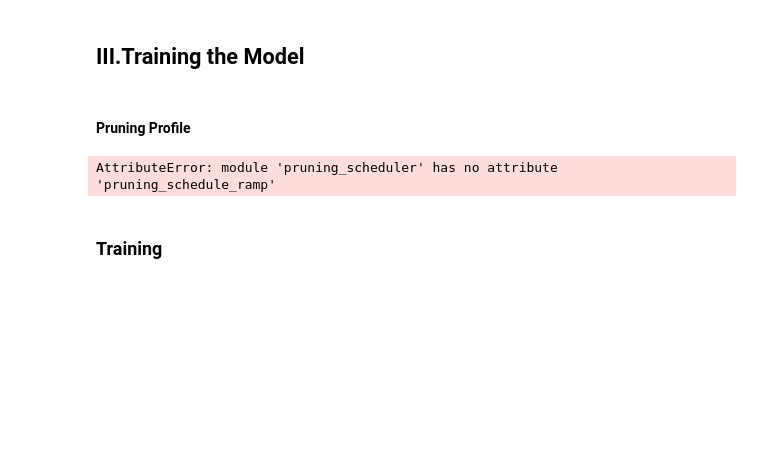
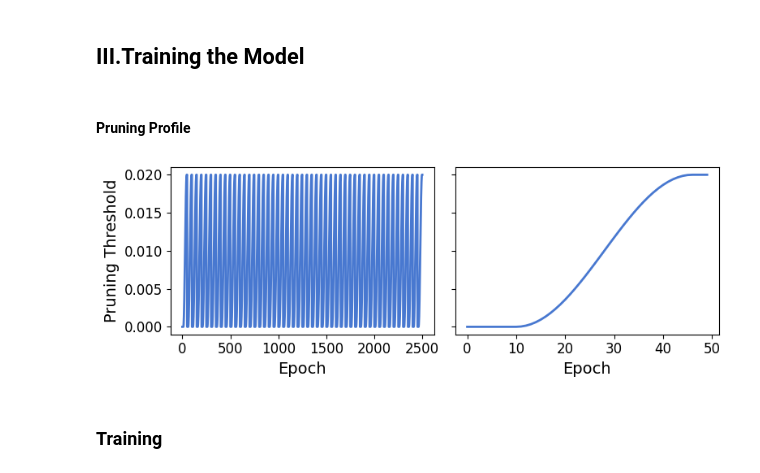
Before and after one commit to siyuan-xing/SREINet, a Jupyter notebook: code/examples/rossler_network_with_high_order_interaction/SREINet_rossler_network.ipynb, the cells around one changed output. Saved outputs shown, nothing was run; the diff lists cells and outputs as text; code cells hidden in the pictures; blank space fills up the shorter version.

Commit message:
before modifying pruning

```diff
--- a/code/examples/rossler_network_with_high_order_interaction/SREINet_rossler_network.ipynb
+++ b/code/examples/rossler_network_with_high_order_interaction/SREINet_rossler_network.ipynb
@@ -373,19 +186,19 @@ def SREINet_fit_w_pruning(
 # %%
 MAX_WEIGHT_PRUNING_THRESHOLD = 0.02 #Threshold for 10D Lorenz 96 model. Uses linear prune schedule
 N_PERIODS = 50
 PRUNING_EPOCHS_PER_PERIOD = 50
 NUM_EPOCHS = PRUNING_EPOCHS_PER_PERIOD * N_PERIODS
 
 import pruning_scheduler as ps
 
-# Define the pruning schedule
-pruning_schedule = ps.pruning_schedule_ramp(maximum_threshold=MAX_WEIGHT_PRUNING_THRESHOLD,
-                                                    steps_per_period=PRUNING_EPOCHS_PER_PERIOD,
-                                                    num_periods=N_PERIODS,
-                                                    #zero_percentage=0.10,
-                                                    show_plot=True)
+pruning_scheduler = ps.PruningScheduler(
+    steps_per_period=PRUNING_EPOCHS_PER_PERIOD,
+    num_periods=N_PERIODS,
+    maximum_threshold=MAX_WEIGHT_PRUNING_THRESHOLD,
+    show_plot=True,
+)
 # %% [output]
-AttributeError: module 'pruning_scheduler' has no attribute 'pruning_schedule_ramp'
+[figure, added]
 # %% [markdown]
 ### Training
 # %%
```
Also changed, not shown: parts of 10 cells of this notebook, 21 other files.
